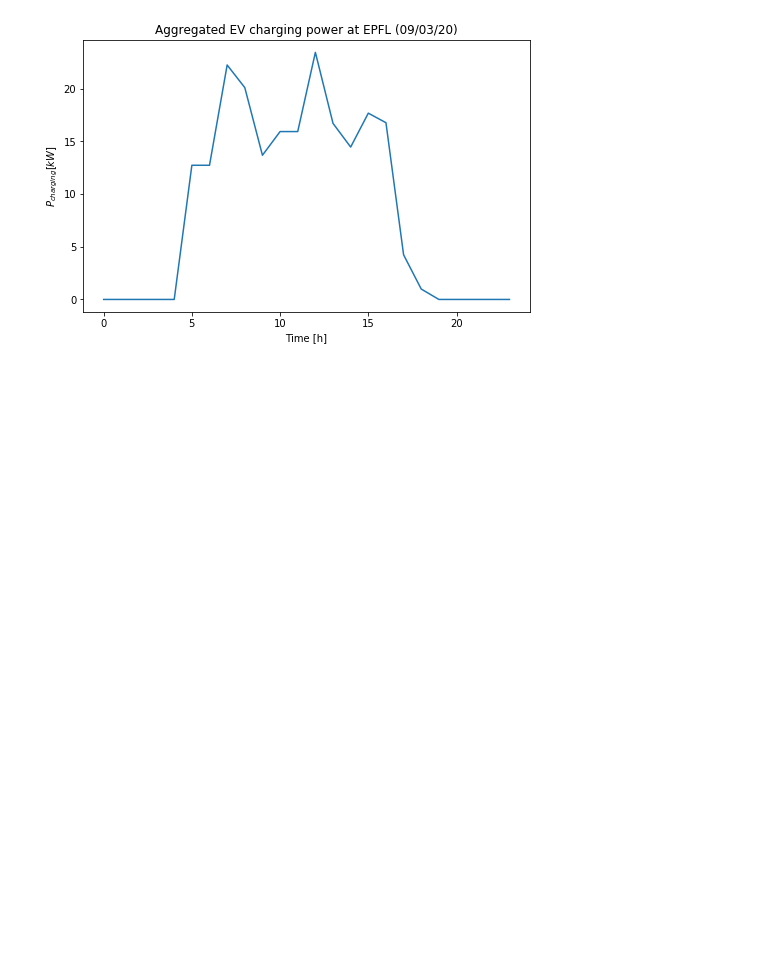
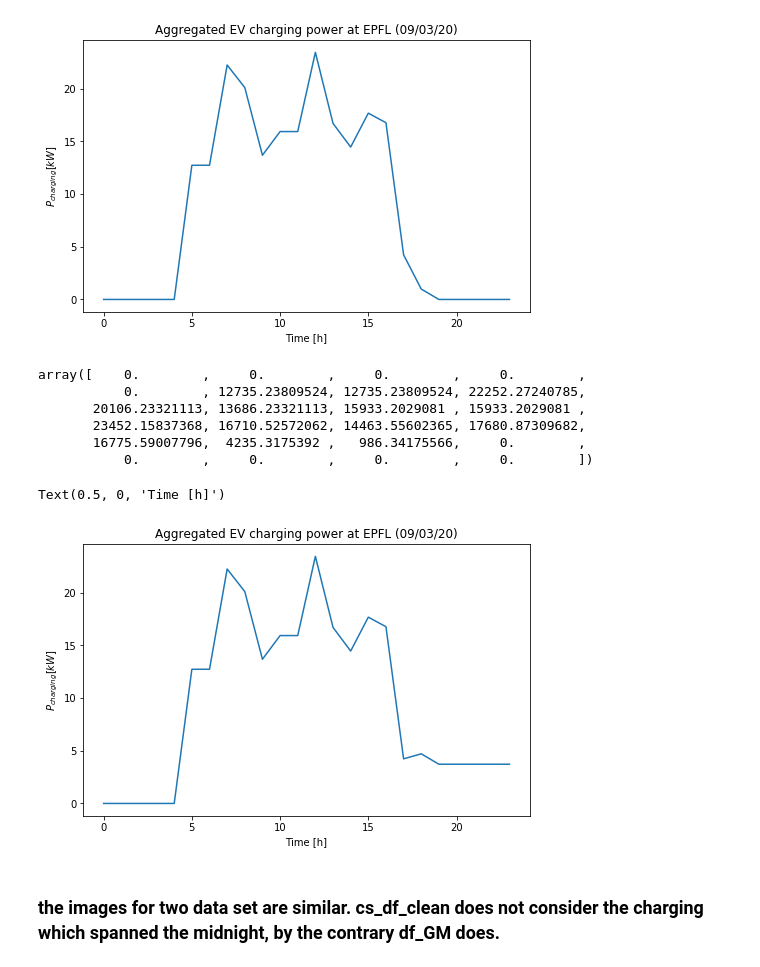
Before and after one commit to AdrienLegrain/CS_greenMotion, a Jupyter notebook: CS_greenMotion.ipynb, the cells around one changed output. Saved outputs shown, nothing was run; the diff lists cells and outputs as text; code cells hidden in the pictures; blank space fills up the shorter version.

```diff
--- a/CS_greenMotion.ipynb
+++ b/CS_greenMotion.ipynb
@@ -108,0 +249,7 @@ cs_weather.head()
+# %%
+season = {1:'Winter', 2:'Spring', 3:'Spring', 4:'Spring', 5:'Summer', 6:'Summer', 7:'Summer',\
+         8:'Fall', 9:'Fall', 10:'Fall', 11:'Winter', 12:'Winter'}
+# %%
+df_GM['Season'] = df_GM.apply(lambda x: season[x.Day.month], axis=1)
+# %%
+df_GM['weekday'] = df_GM['Day'].apply(lambda x: x.weekday() + 1)
@@ -257,3 +397,26 @@ plt.xlabel('Time [h]')
 # %% [output]
 Text(0.5, 0, 'Time [h]')
 [figure]
+# %%
+distrib
+# %% [output]
+array([    0.        ,     0.        ,     0.        ,     0.        ,
+           0.        , 12735.23809524, 12735.23809524, 22252.27240785,
+       20106.23321113, 13686.23321113, 15933.2029081 , 15933.2029081 ,
+       23452.15837368, 16710.52572062, 14463.55602365, 17680.87309682,
+       16775.59007796,  4235.3175392 ,   986.34175566,     0.        ,
+           0.        ,     0.        ,     0.        ,     0.        ])
+# %%
+aa = df_GM[df_GM.Day == date(2020, 3, 9)].Power
+aa.index = df_GM[df_GM.Day == date(2020, 3, 9)].Hour
+# %%
+plt.figure(figsize=(8,5))
+plt.plot(aa/1000)
+plt.title('Aggregated EV charging power at EPFL (09/03/20)')
+plt.ylabel(r'$P_{charging} [kW]$')
+plt.xlabel('Time [h]')
+# %% [output]
+Text(0.5, 0, 'Time [h]')
+[figure, added]
+# %% [markdown]
+### the images for two data set are similar. cs_df_clean does not consider the charging which spanned the midnight, by the contrary df_GM does.
```
Also changed, not shown: parts of 60 cells of this notebook.
